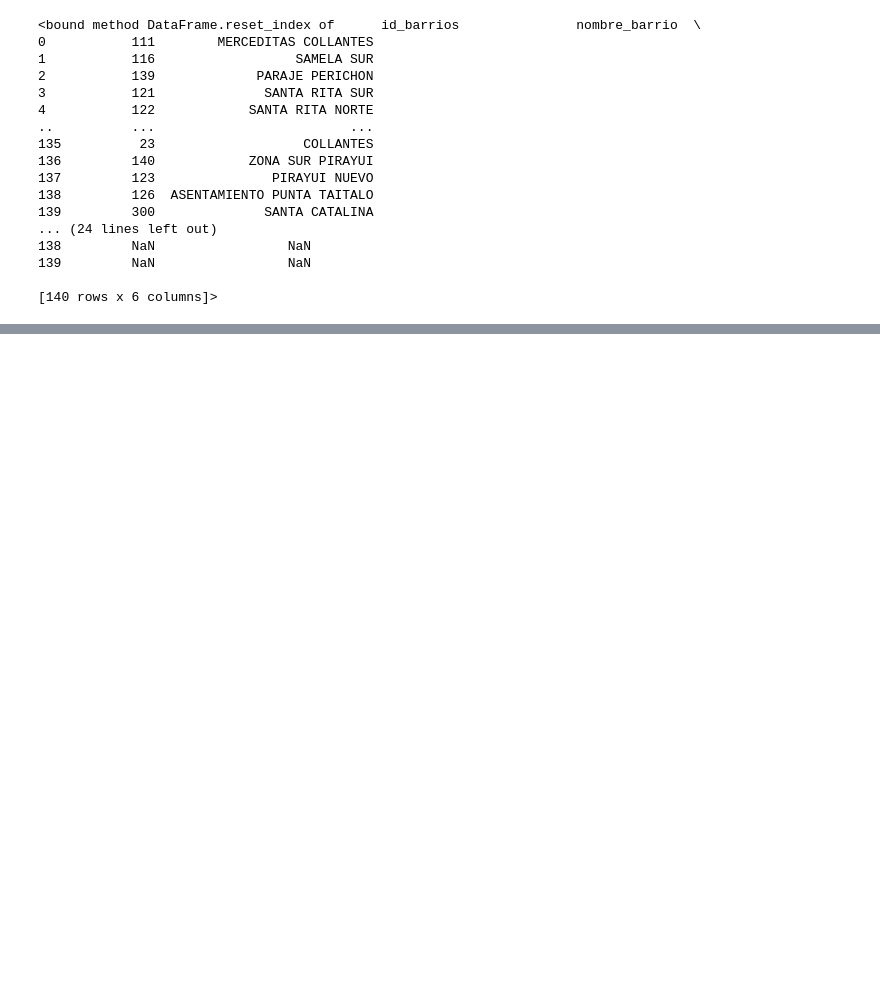
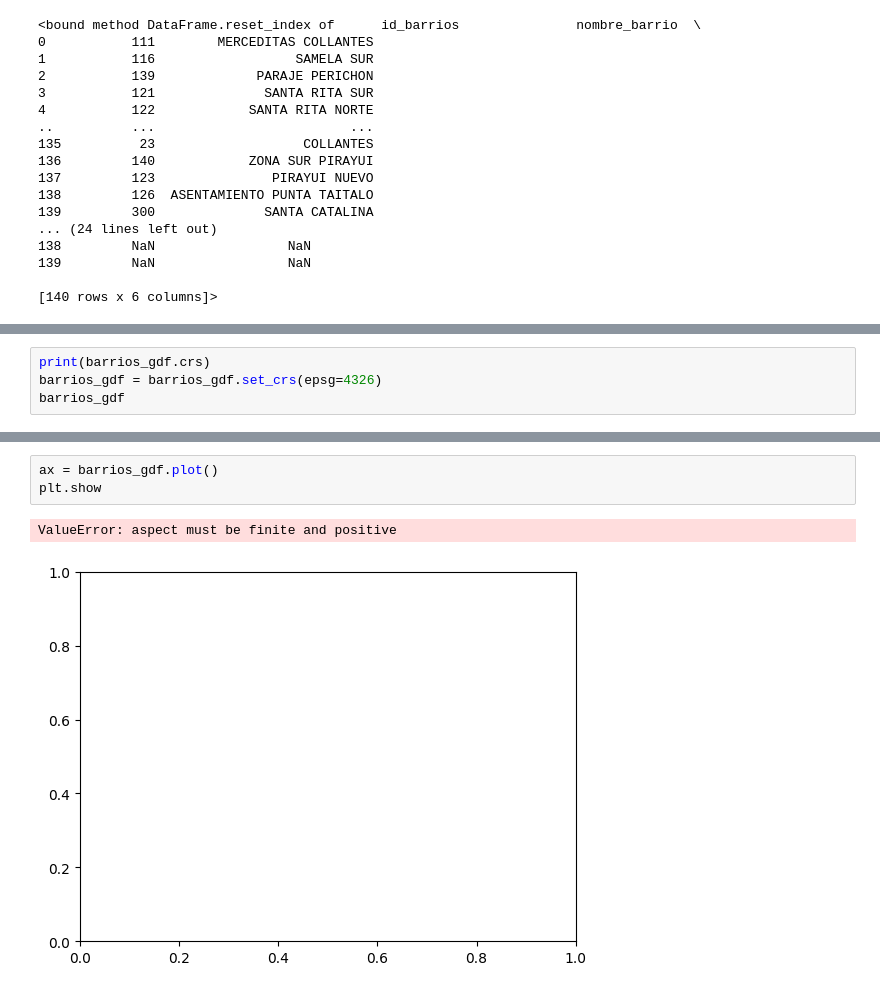
Before and after one commit to JonatanCabrera27/Datathon-2024, a Jupyter notebook: zonasVerdes.ipynb, the cells around one changed output, grey strips where cells are left out. Saved outputs shown, nothing was run; the diff lists cells and outputs as text; blank space fills up the shorter version.

```diff
--- a/zonasVerdes.ipynb
+++ b/zonasVerdes.ipynb
@@ -357,0 +419,4 @@ AttributeError: 'function' object has no attribute 'sample'
+# %%
+print(barrios_gdf.crs)
+barrios_gdf = barrios_gdf.set_crs(epsg=4326)
+barrios_gdf
@@ -357,0 +438,6 @@ AttributeError: 'function' object has no attribute 'sample'
+# %%
+ax = barrios_gdf.plot()
+plt.show
+# %% [output]
+ValueError: aspect must be finite and positive
+[figure, added]
```
Also changed, not shown: parts of 23 cells of this notebook, 4 other files.
